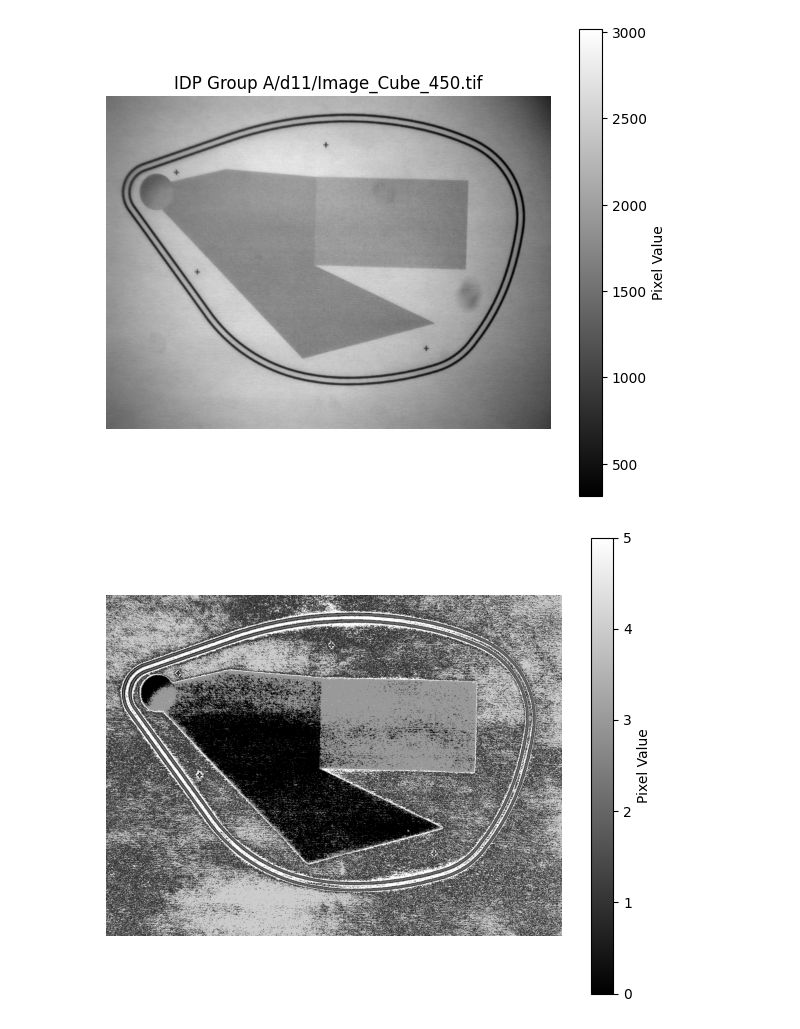
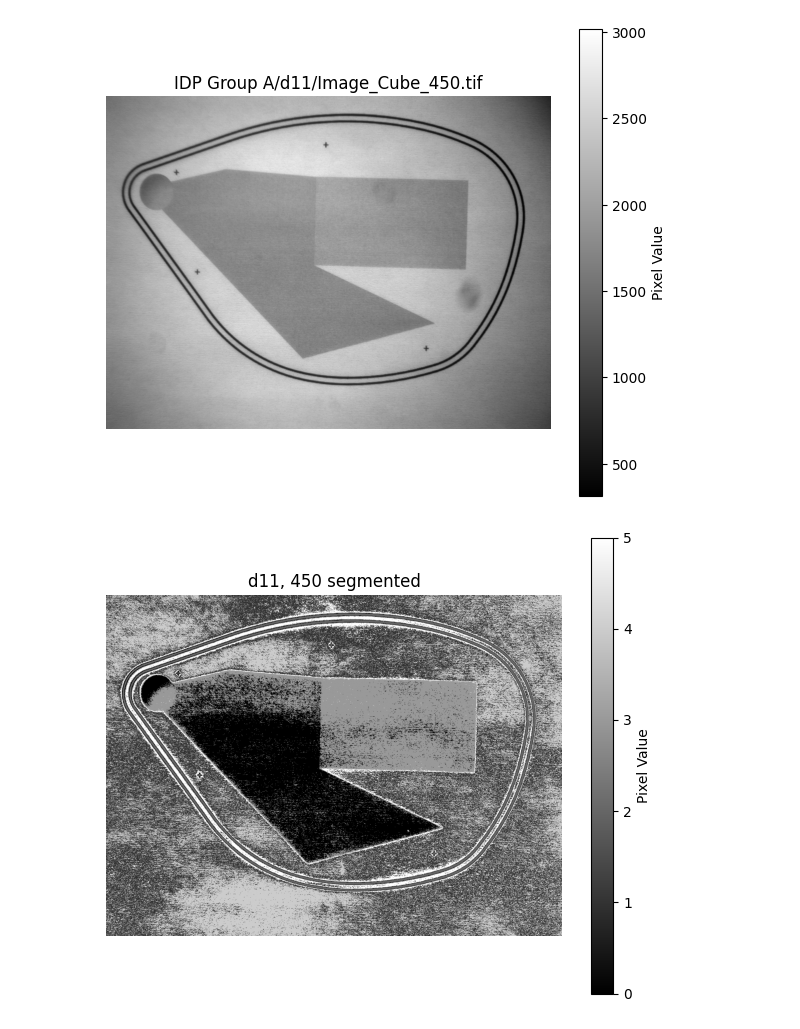
Before and after one commit to PumaresBenaiges/IndustrialProject, a Jupyter notebook: load_data.ipynb, the cells around one changed output. Drawn from its saved outputs; the diff is of its cells as text; code cells hidden in the pictures.

```diff
--- a/load_data.ipynb
+++ b/load_data.ipynb
@@ -112,6 +112,6 @@ def segment_image(reflectance_cubes, sample_name, wavelength, n_clusters=6):
 
 segmented_image = segment_image(reflectance_cubes, "d11", 450)
 # %%
-plot_image(segmented_image)
+plot_image(segmented_image, "d11, 450 segmented")
 # %% [output]
-[figure, old version]
+[figure, new version]
```
